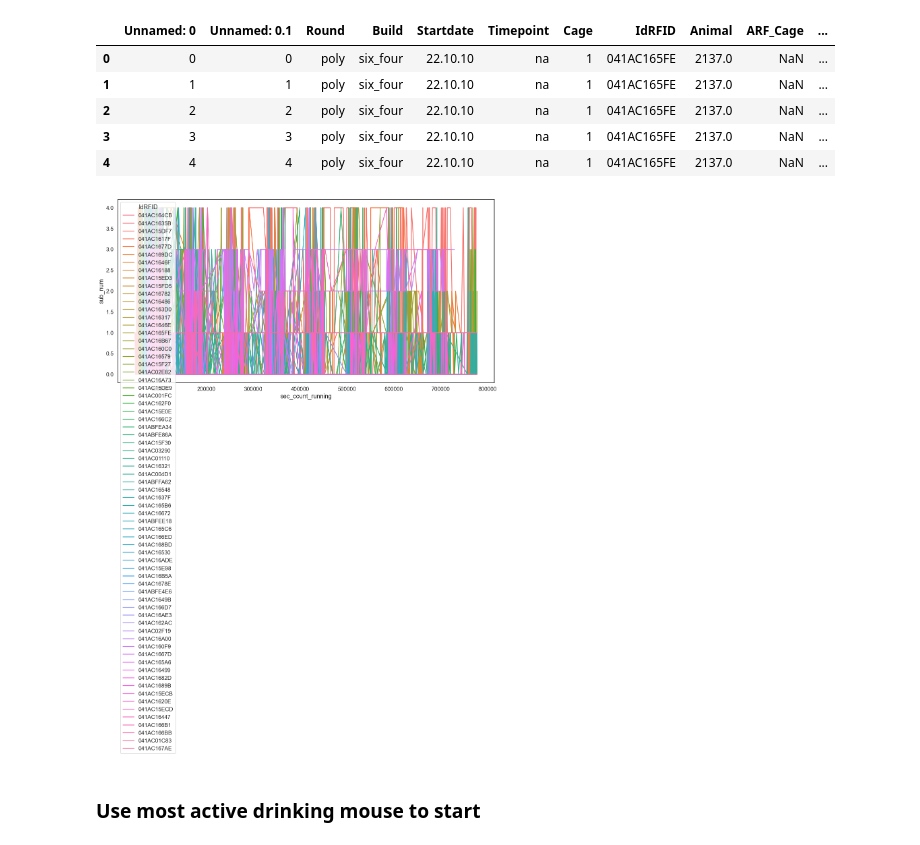
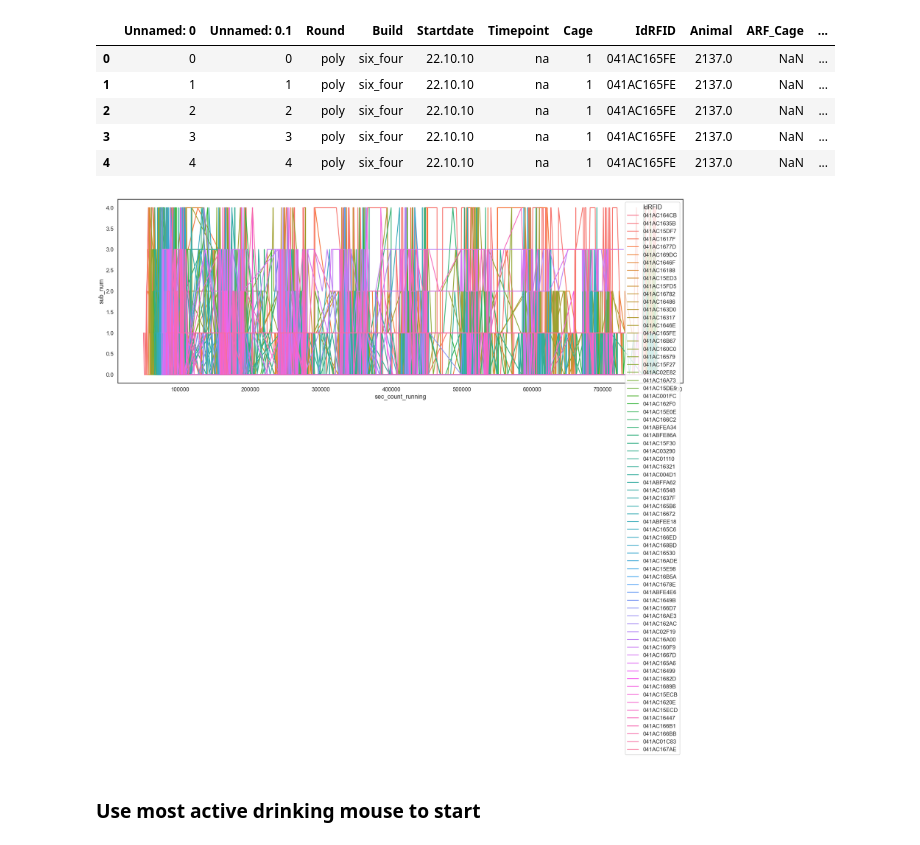
Before and after one commit to grace3999/RFID_polysubstance, a Jupyter notebook: RFID_VDM_HHMlearn.ipynb, the cells around one changed output. Cells and saved outputs as stored; diff of their text form; code cells hidden in the pictures.

```diff
--- a/RFID_VDM_HHMlearn.ipynb
+++ b/RFID_VDM_HHMlearn.ipynb
@@ -97,11 +101,11 @@ data.head()
 # %%
 data=data.sort_values('sec_count_running')
 
-plt.figure(figsize=(20, 10))
+plt.figure(figsize=(30, 10))
 sns.lineplot(x='sec_count_running', y='sub_num', data=data, hue='IdRFID')
 plt.show()
 # %% [output]
-[figure, old version]
+[figure, new version]
 # %% [markdown]
 ### Use most active drinking mouse to start
 # %%
```
Also changed, not shown: parts of 34 cells of this notebook, 3 other files.
